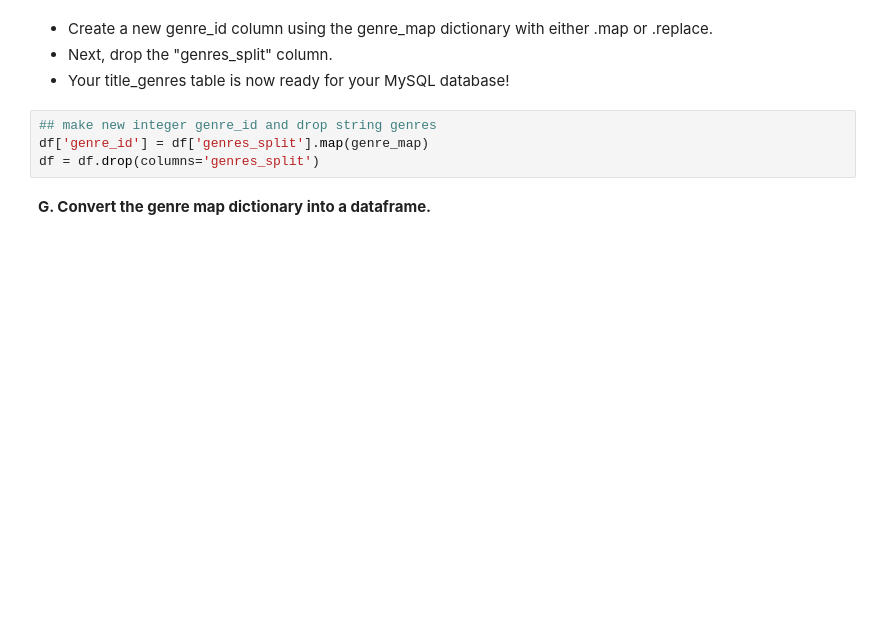
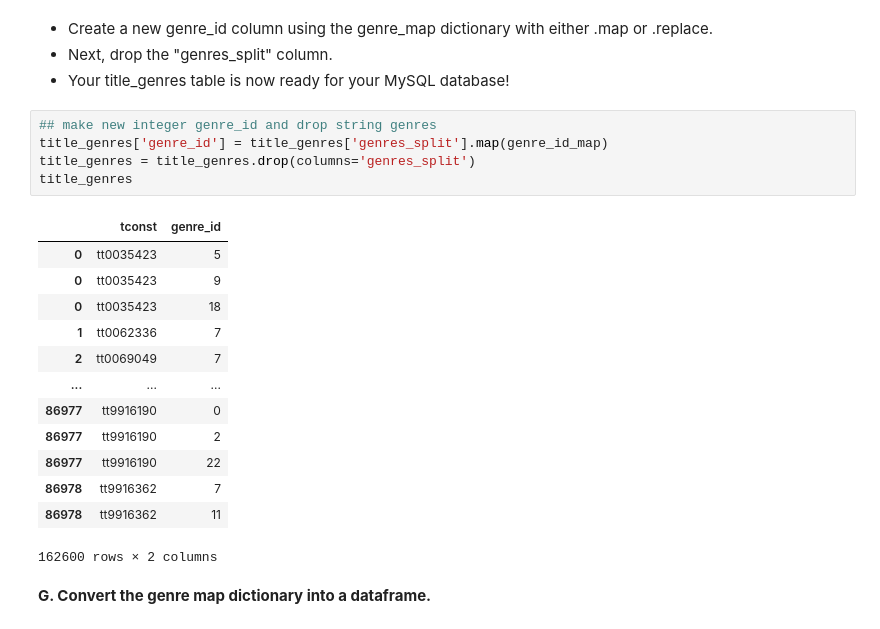
Before and after one commit to eccecarreon/ods-pt-data-enrichment-project, a Jupyter notebook: Project 2 - Part 3B (Core).ipynb, the cells around one changed output. Cells and saved outputs as stored; diff of their text form; blank space fills up the shorter version.

```diff
--- a/Project 2 - Part 3B (Core).ipynb
+++ b/Project 2 - Part 3B (Core).ipynb
@@ -203,8 +352,23 @@ genre_id_map
 * Your title_genres table is now ready for your MySQL database!
 # %%
 ## make new integer genre_id and drop string genres
-df['genre_id'] = df['genres_split'].map(genre_map)
-df = df.drop(columns='genres_split')
+title_genres['genre_id'] = title_genres['genres_split'].map(genre_id_map)
+title_genres = title_genres.drop(columns='genres_split')
+title_genres
+# %% [output]
+|  | tconst | genre_id |
+| 0 | tt0035423 | 5 |
+| 0 | tt0035423 | 9 |
+| 0 | tt0035423 | 18 |
+| 1 | tt0062336 | 7 |
+| 2 | tt0069049 | 7 |
+| ... | ... | ... |
+| 86977 | tt9916190 | 0 |
+| 86977 | tt9916190 | 2 |
+| 86977 | tt9916190 | 22 |
+| 86978 | tt9916362 | 7 |
+| 86978 | tt9916362 | 11 |
+162600 rows × 2 columns
 # %% [markdown]
 **G. Convert the genre map dictionary into a dataframe.**
 # %% [markdown]
```
Also changed, not shown: parts of 21 cells of this notebook, 29 other files.
